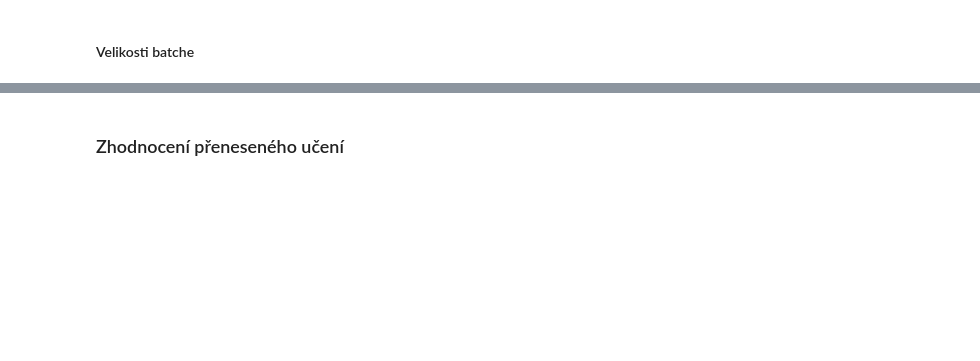
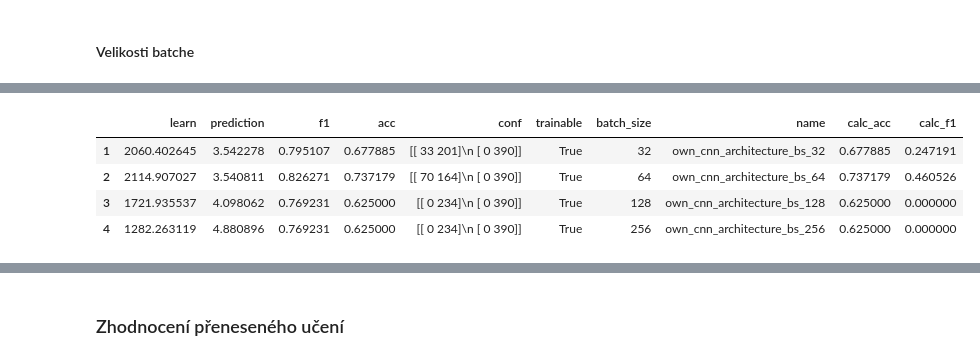
Before and after one commit to pro0255/MAD-IV-CNN, a Jupyter notebook: cnn.ipynb, the cells around one changed output, grey strips where cells are left out. Cells and saved outputs as stored; diff of their text form; code cells hidden in the pictures; blank space fills up the shorter version.

```diff
--- a/cnn.ipynb
+++ b/cnn.ipynb
@@ -1080,0 +1151,10 @@ results
+# %%
+bs_df = results[results.name.str.contains("bs")]
+# %%
+bs_df.head()
+# %% [output]
+|  | learn | prediction | f1 | acc | conf | trainable | batch_size | name | calc_acc | calc_f1 |
+| 1 | 2060.402645 | 3.542278 | 0.795107 | 0.677885 | [[ 33 201]\n [ 0 390]] | True | 32 | own_cnn_architecture_bs_32 | 0.677885 | 0.247191 |
+| 2 | 2114.907027 | 3.540811 | 0.826271 | 0.737179 | [[ 70 164]\n [ 0 390]] | True | 64 | own_cnn_architecture_bs_64 | 0.737179 | 0.460526 |
+| 3 | 1721.935537 | 4.098062 | 0.769231 | 0.625000 | [[ 0 234]\n [ 0 390]] | True | 128 | own_cnn_architecture_bs_128 | 0.625000 | 0.000000 |
+| 4 | 1282.263119 | 4.880896 | 0.769231 | 0.625000 | [[ 0 234]\n [ 0 390]] | True | 256 | own_cnn_architecture_bs_256 | 0.625000 | 0.000000 |
```
Also changed, not shown: parts of 41 cells of this notebook, 1 other file.
